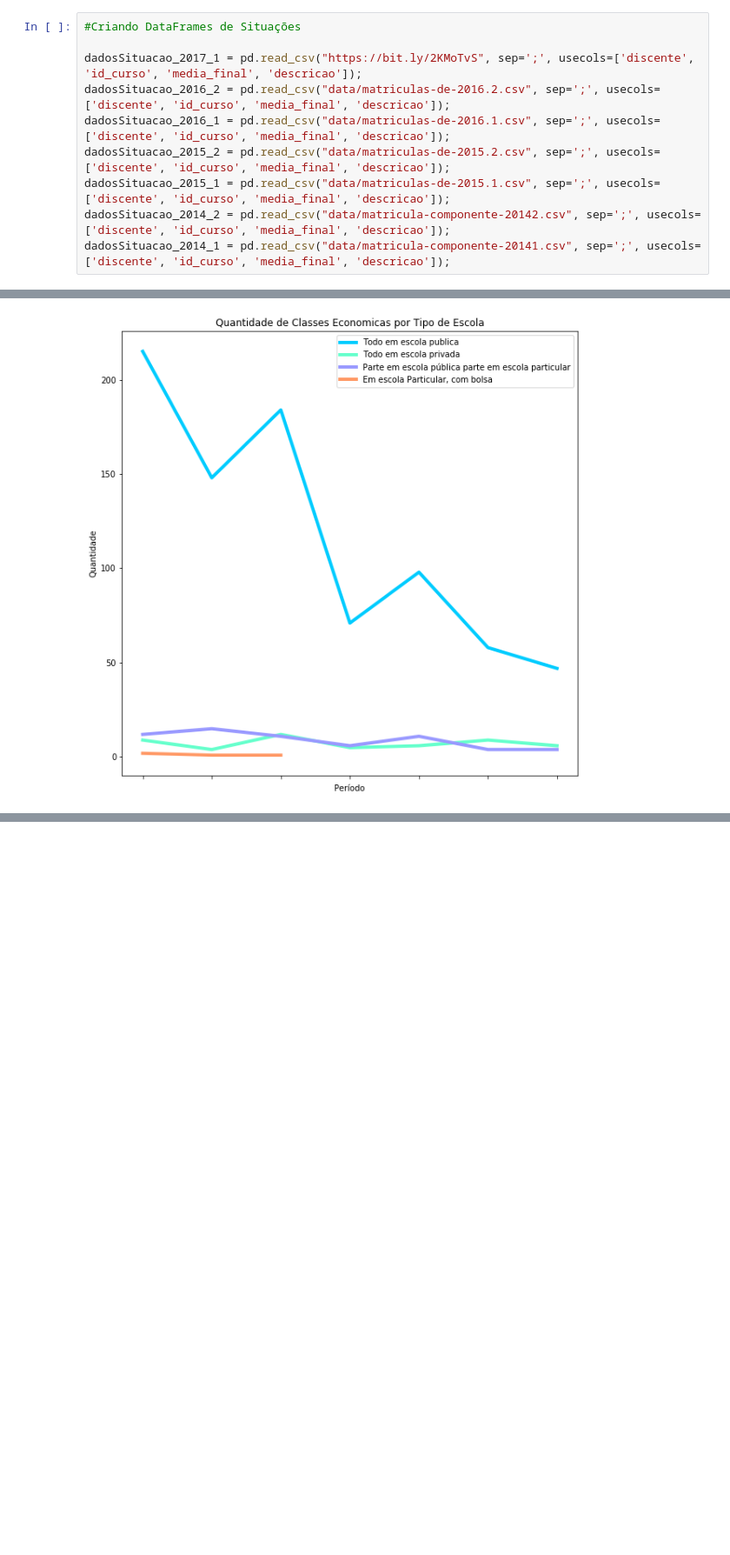
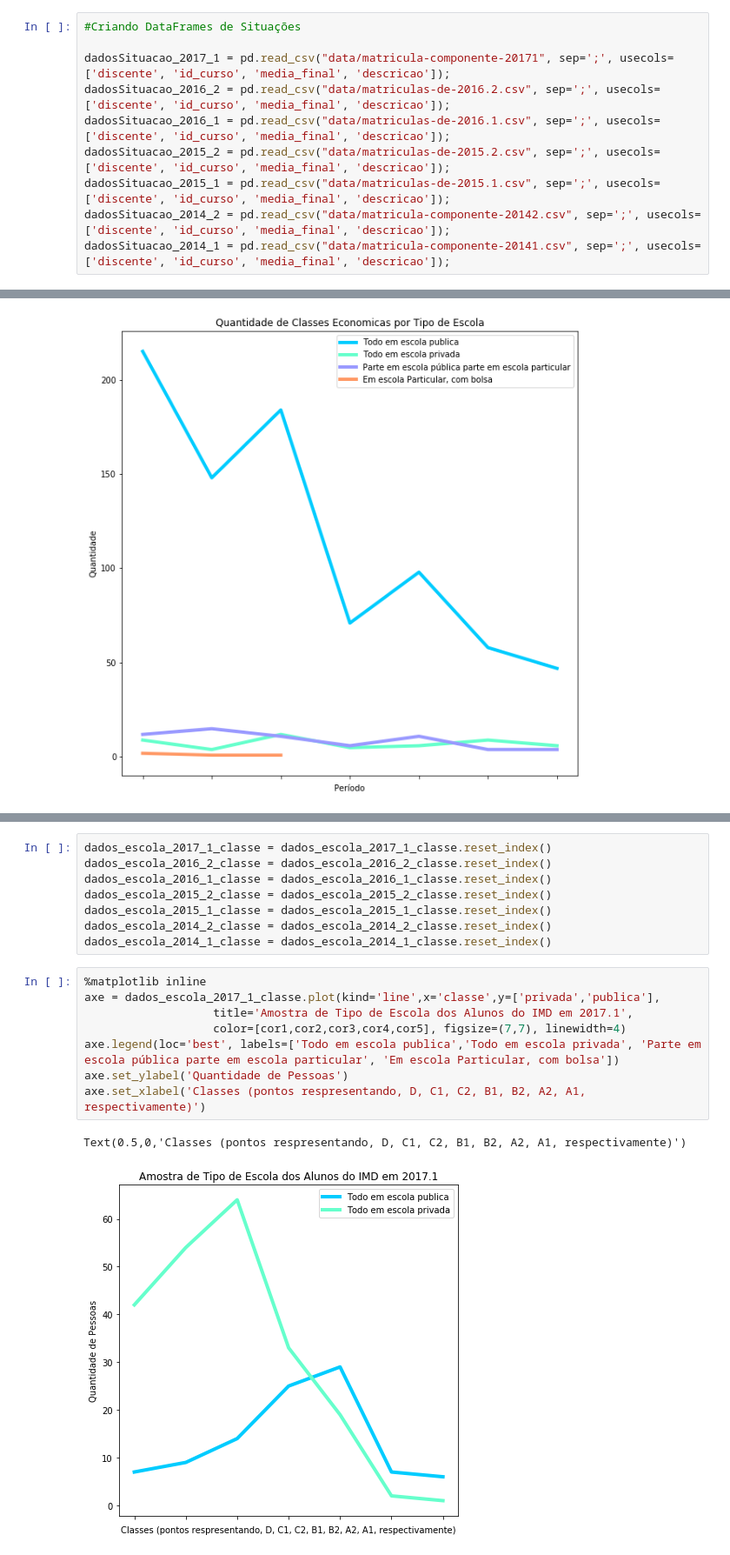
Before and after one commit to lucasgmpaiva/Analise_Dados_UFRN, a Jupyter notebook: UFRN Data Analysis.ipynb, the cells around one changed output, grey strips where cells are left out. Shown at 87% size. Cells and saved outputs as stored; diff of their text form; blank space fills up the shorter version.

Commit message:
Adição do gráfico de comparação entre o tipo de escola e classe

```diff
--- a/UFRN Data Analysis.ipynb
+++ b/UFRN Data Analysis.ipynb
@@ -29,7 +29,7 @@ dadosSocio_2014_1 = pd.read_csv("data/dados-socio-economicos-20141.csv", sep=';'
 # %%
 #Criando DataFrames de Situações
 
-dadosSituacao_2017_1 = pd.read_csv("https://bit.ly/2KMoTvS", sep=';', usecols=['discente', 'id_curso', 'media_final', 'descricao']);
+dadosSituacao_2017_1 = pd.read_csv("data/matricula-componente-20171", sep=';', usecols=['discente', 'id_curso', 'media_final', 'descricao']);
 dadosSituacao_2016_2 = pd.read_csv("data/matriculas-de-2016.2.csv", sep=';', usecols=['discente', 'id_curso', 'media_final', 'descricao']);
 dadosSituacao_2016_1 = pd.read_csv("data/matriculas-de-2016.1.csv", sep=';', usecols=['discente', 'id_curso', 'media_final', 'descricao']);
 dadosSituacao_2015_2 = pd.read_csv("data/matriculas-de-2015.2.csv", sep=';', usecols=['discente', 'id_curso', 'media_final', 'descricao']);
@@ -851,0 +998,19 @@ Text(0.5,0,'Período')
+# %%
+dados_escola_2017_1_classe = dados_escola_2017_1_classe.reset_index()
+dados_escola_2016_2_classe = dados_escola_2016_2_classe.reset_index()
+dados_escola_2016_1_classe = dados_escola_2016_1_classe.reset_index()
+dados_escola_2015_2_classe = dados_escola_2015_2_classe.reset_index()
+dados_escola_2015_1_classe = dados_escola_2015_1_classe.reset_index()
+dados_escola_2014_2_classe = dados_escola_2014_2_classe.reset_index()
+dados_escola_2014_1_classe = dados_escola_2014_1_classe.reset_index()
+# %%
+%matplotlib inline
+axe = dados_escola_2017_1_classe.plot(kind='line',x='classe',y=['privada','publica'],
+                   title='Amostra de Tipo de Escola dos Alunos do IMD em 2017.1',
+                   color=[cor1,cor2,cor3,cor4,cor5], figsize=(7,7), linewidth=4)
+axe.legend(loc='best', labels=['Todo em escola publica','Todo em escola privada', 'Parte em escola pública parte em escola particular', 'Em escola Particular, com bolsa'])
+axe.set_ylabel('Quantidade de Pessoas')
+axe.set_xlabel('Classes (pontos respresentando, D, C1, C2, B1, B2, A2, A1, respectivamente)')
+# %% [output]
+Text(0.5,0,'Classes (pontos respresentando, D, C1, C2, B1, B2, A2, A1, respectivamente)')
+[figure, added]
```
Also changed, not shown: parts of 15 cells of this notebook.
